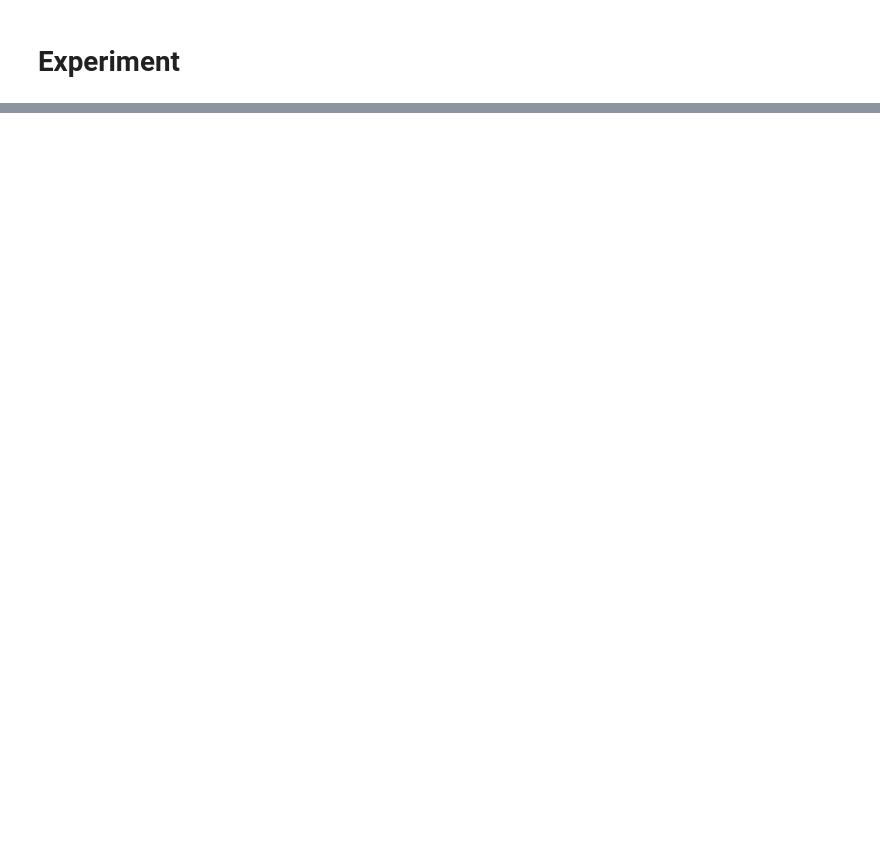
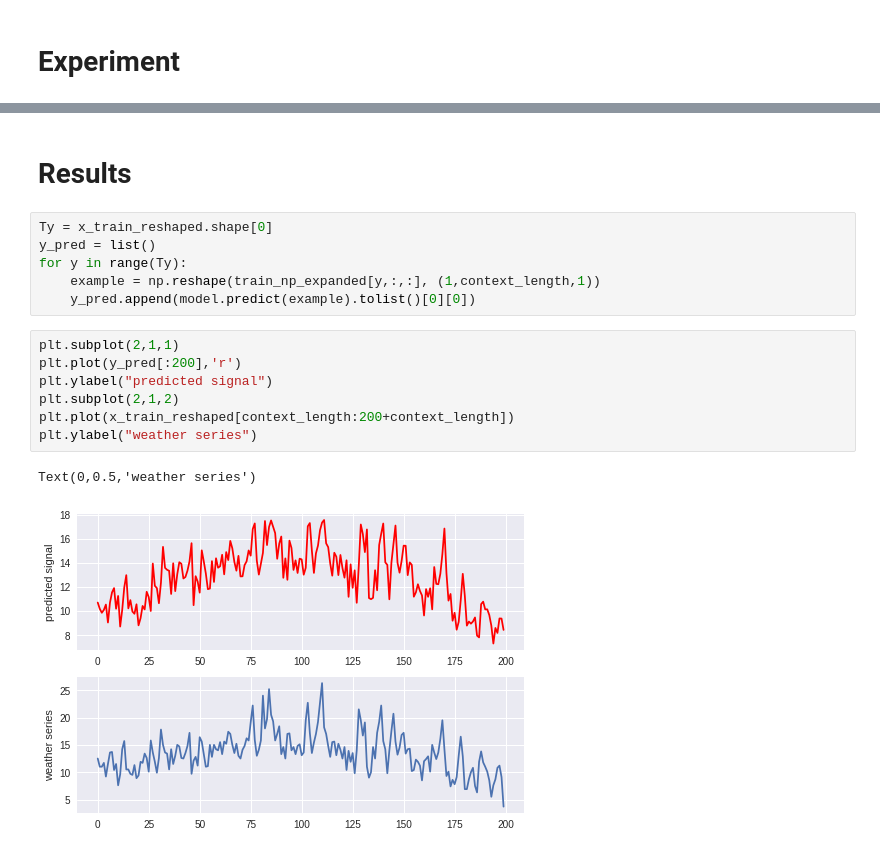
Before and after one commit to iegorval/neural_nets, a Jupyter notebook: Weather.ipynb, the cells around one changed output, grey strips where cells are left out. Drawn from its saved outputs; the diff is of its cells as text; blank space fills up the shorter version.

```diff
--- a/Weather.ipynb
+++ b/Weather.ipynb
@@ -115,0 +143,18 @@ plt.plot(history.history['loss'])
+# %% [markdown]
+# Results
+# %%
+Ty = x_train_reshaped.shape[0]
+y_pred = list()
+for y in range(Ty):
+    example = np.reshape(train_np_expanded[y,:,:], (1,context_length,1))
+    y_pred.append(model.predict(example).tolist()[0][0])
+# %%
+plt.subplot(2,1,1)
+plt.plot(y_pred[:200],'r')
+plt.ylabel("predicted signal")
+plt.subplot(2,1,2)
+plt.plot(x_train_reshaped[context_length:200+context_length])
+plt.ylabel("weather series")
+# %% [output]
+Text(0,0.5,'weather series')
+[figure, added]
```
Also changed, not shown: parts of 15 cells of this notebook.
